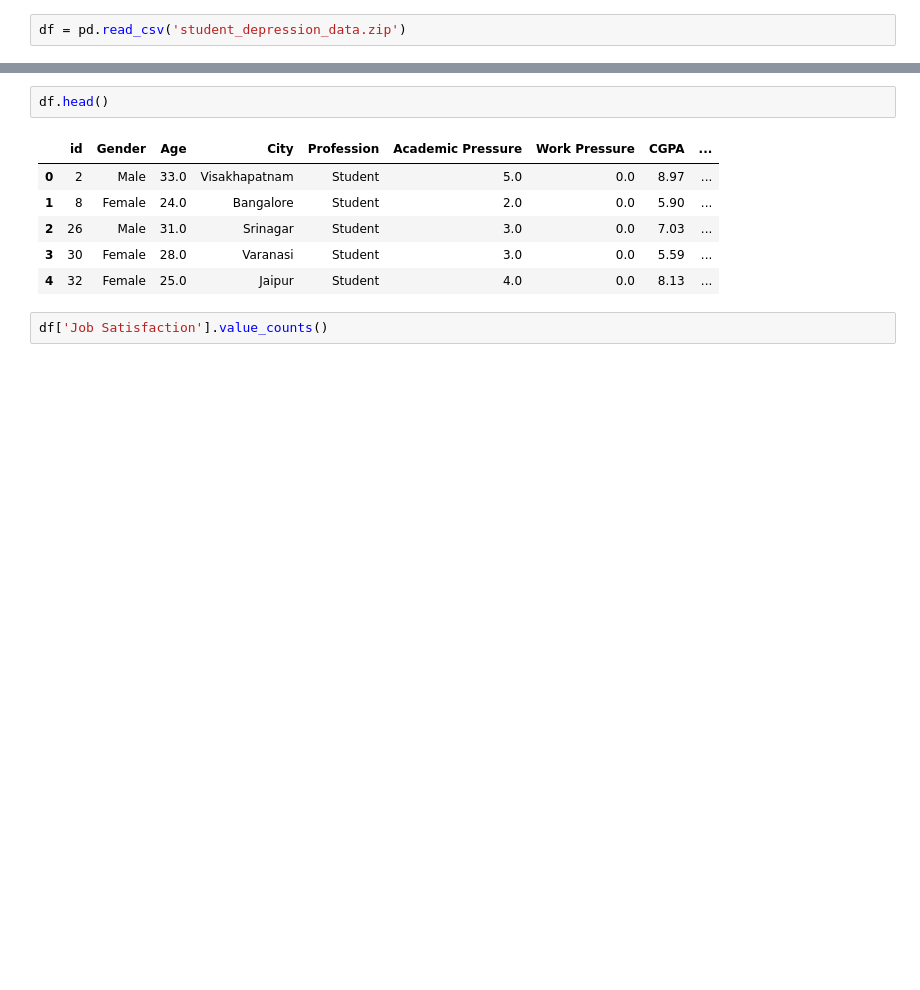
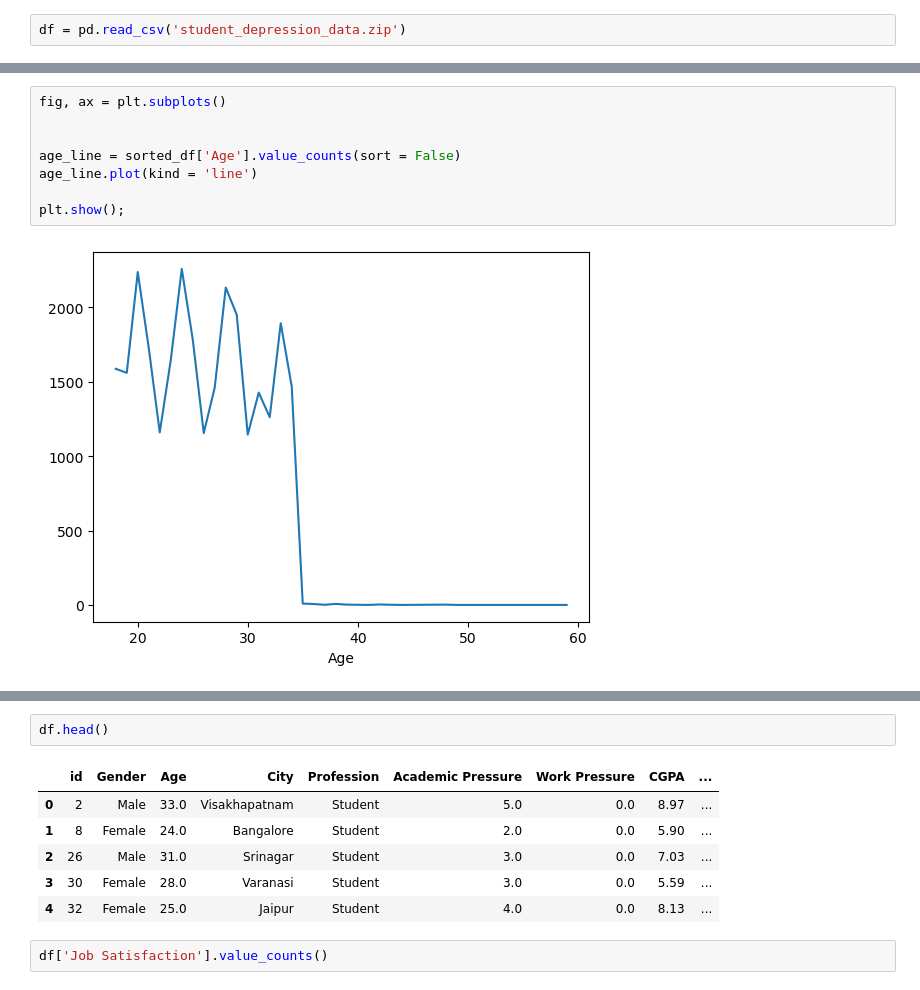
Before and after one commit to Djohnson1313/predicting_student_depression, a Jupyter notebook: predicting_student_depression.ipynb, the cells around one changed output, grey strips where cells are left out. Cells and saved outputs as stored; diff of their text form; blank space fills up the shorter version.

```diff
--- a/predicting_student_depression.ipynb
+++ b/predicting_student_depression.ipynb
@@ -41,0 +74,10 @@ df = pd.read_csv('student_depression_data.zip')
+# %%
+fig, ax = plt.subplots()
+
+
+age_line = sorted_df['Age'].value_counts(sort = False)
+age_line.plot(kind = 'line')
+
+plt.show();
+# %% [output]
+[figure, added]
```
Also changed, not shown: parts of 14 cells of this notebook.
